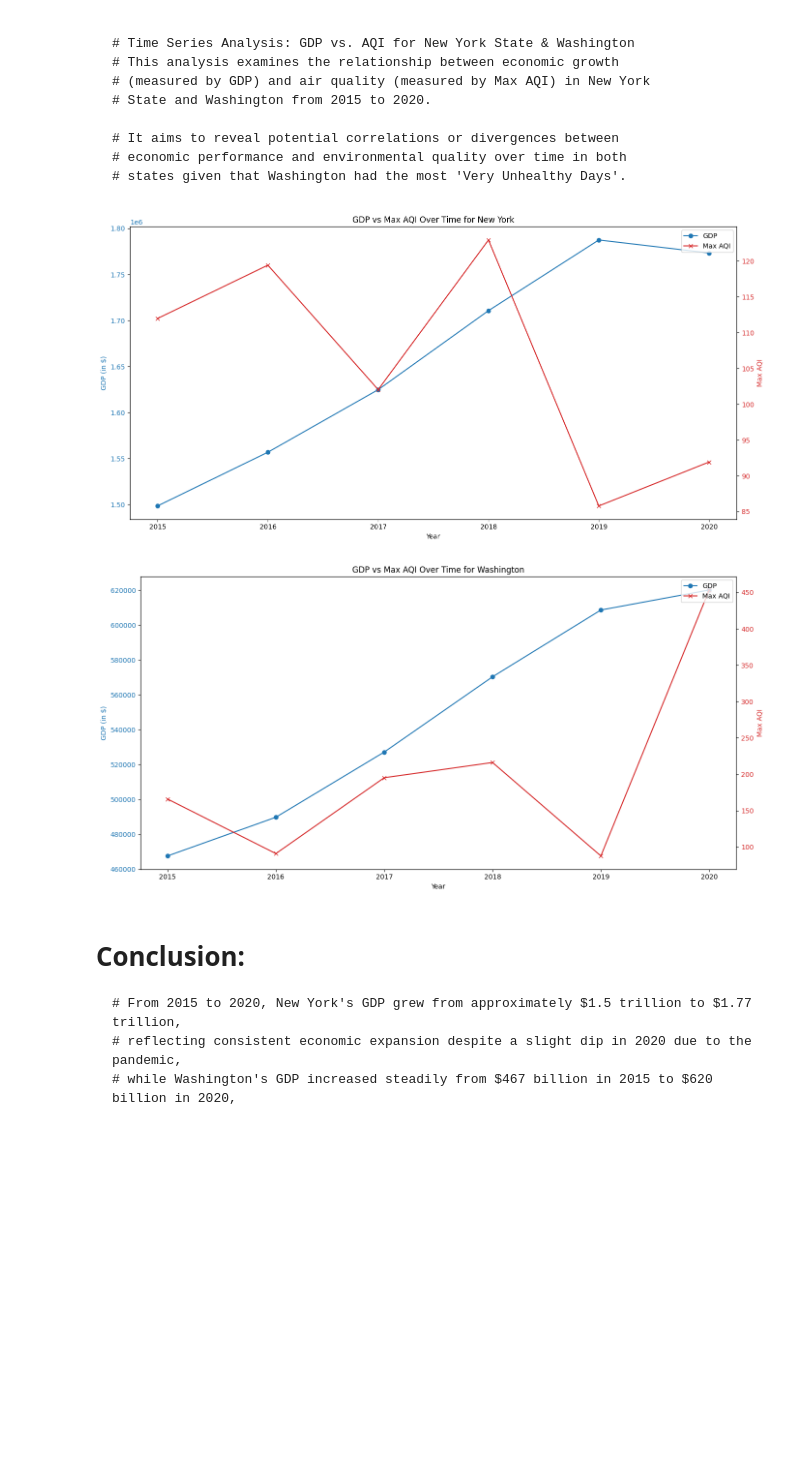
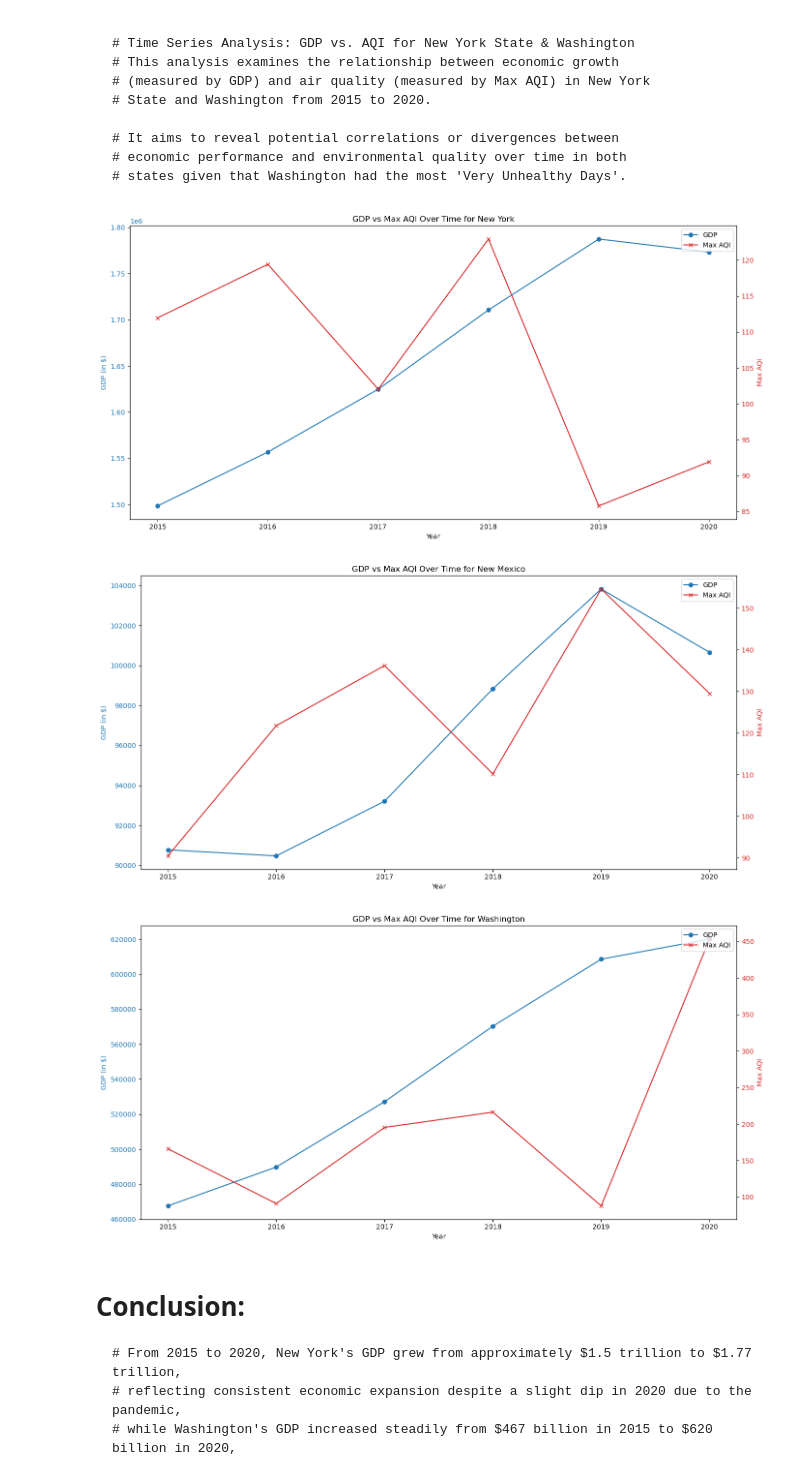
Before and after one commit to harrismhurley/python_project_1, a Jupyter notebook: main.ipynb, the cells around one changed output. Saved outputs shown, nothing was run; the diff lists cells and outputs as text; code cells hidden in the pictures; blank space fills up the shorter version.

```diff
--- a/main.ipynb
+++ b/main.ipynb
@@ -212,11 +222,11 @@ ihme_df
 # %%
 # Merging tables into a master DataFrame
 master_df = bea_df.merge(aqi_df, left_index=True, right_index=True)
-master_df = master_df.merge(ihme_df, left_index=True, right_index=True)
-# Creating Master Data Set
-master_df.to_csv('/content/master.csv')
-# Load the master dataset
-master_df = pd.read_csv('/content/master.csv', index_col=['State', 'Year'])
+master_df = master_df.merge(ihme_trimmed_df, left_index=True, right_index=True)
+# Save Master Data Set
+master_df.to_csv('./Resources/master.csv')
+# Reload the master dataset
+master_df = pd.read_csv('./Resources/master.csv', index_col=['State', 'Year'])
 master_df
 # %% [output]
 |  |  | personal_income | GDP (in $) | people_employed | Days with AQI | Good Days | Moderate Days | ... |
@@ -303,36 +313,43 @@ plt.show()
     # economic performance and environmental quality over time in both
     # states given that Washington had the most 'Very Unhealthy Days'.
 # %%
-# Function to create plot for a given state
+# Function to create plot for a given state based on GDP and AQI data
 master_df = master_df.reset_index()
-def create_gdp_aqi_plot(state_data, state_name):
+def create_gdp_aqi_plot(state_data, state_name, state_abrev):
     fig, ax1 = plt.subplots(figsize=(14, 7))
     # Plot GDP on the first y-axis
     ax1.set_xlabel('Year')
     ax1.set_ylabel('GDP (in $)', color='tab:blue')
     ax1.plot(state_data['Year'], state_data['GDP (in $)'], color='tab:blue', marker='o', label='GDP')
     ax1.tick_params(axis='y', labelcolor='tab:blue')
     # Create a second y-axis for Max AQI
     ax2 = ax1.twinx()
     ax2.set_ylabel('Max AQI', color='tab:red')
     ax2.plot(state_data['Year'], state_data['Max AQI'], color='tab:red', marker='x', label='Max AQI')
     ax2.tick_params(axis='y', labelcolor='tab:red')
     # Add legend
     lines1, labels1 = ax1.get_legend_handles_labels()
     lines2, labels2 = ax2.get_legend_handles_labels()
     ax2.legend(lines1 + lines2, labels1 + labels2, loc='upper right')
     plt.title(f'GDP vs Max AQI Over Time for {state_name}')
     fig.tight_layout()
+    # Create output filename
+    outfile = f"./graphs/analysis_2_{state_abrev}.png"
+    plt.savefig(outfile)
     plt.show()
 # Create plot for New York
 ny_data = master_df[master_df['State'] == 'New York']
-create_gdp_aqi_plot(ny_data, 'New York')
+create_gdp_aqi_plot(ny_data, 'New York', 'NY')
+# Create plot for New Mexico
+nm_data = master_df[master_df['State'] == 'New Mexico']
+create_gdp_aqi_plot(nm_data, 'New Mexico', 'NM')
 # Create plot for Washington
 wa_data = master_df[master_df['State'] == 'Washington']
-create_gdp_aqi_plot(wa_data, 'Washington')
+create_gdp_aqi_plot(wa_data, 'Washington', 'WA')
 # %% [output]
 [figure]
-[figure, old version]
+[figure, new version]
+[figure, added]
 # %% [markdown]
 # Conclusion:
     # From 2015 to 2020, New York's GDP grew from approximately $1.5 trillion to $1.77 trillion,
```
Also changed, not shown: parts of 30 cells of this notebook, 32 other files.
